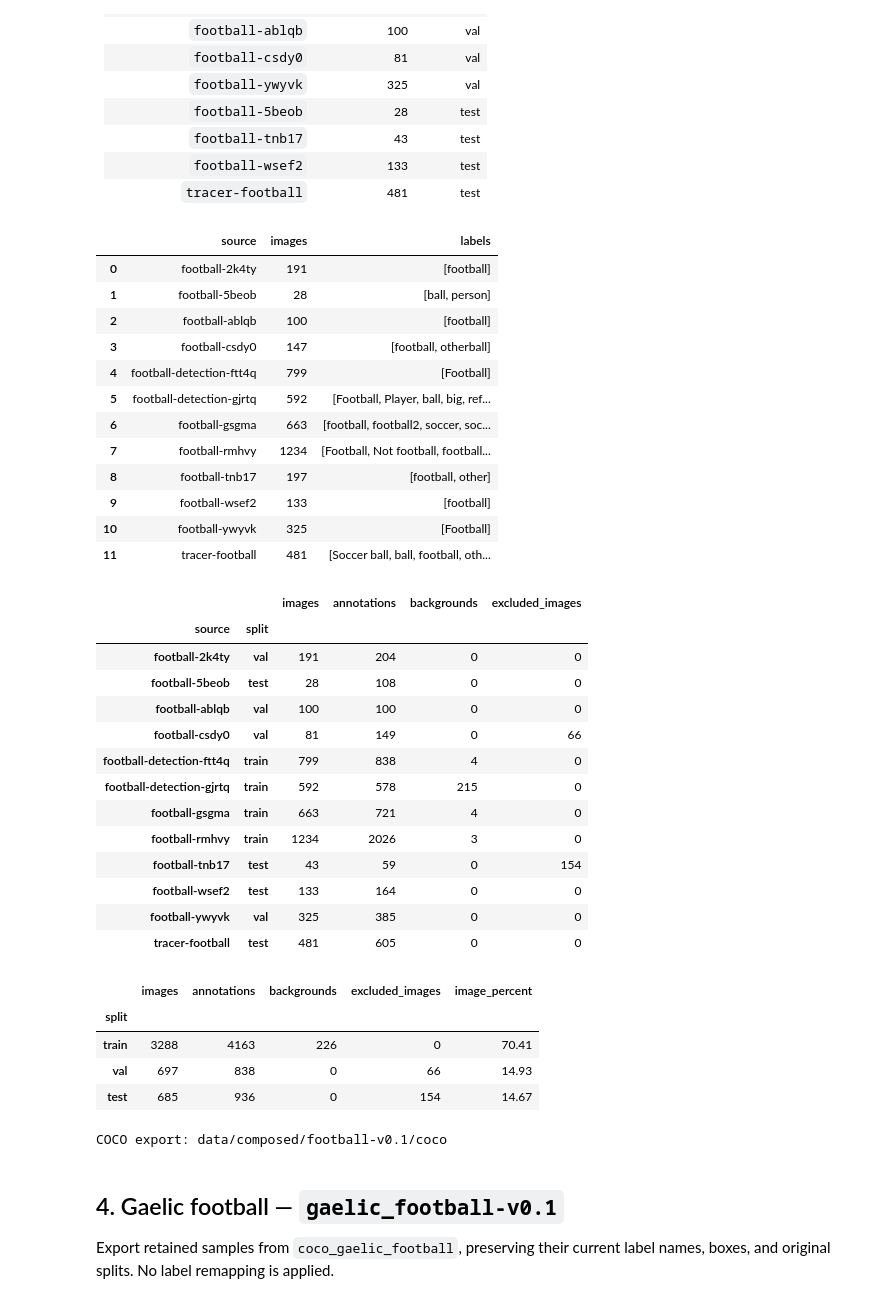
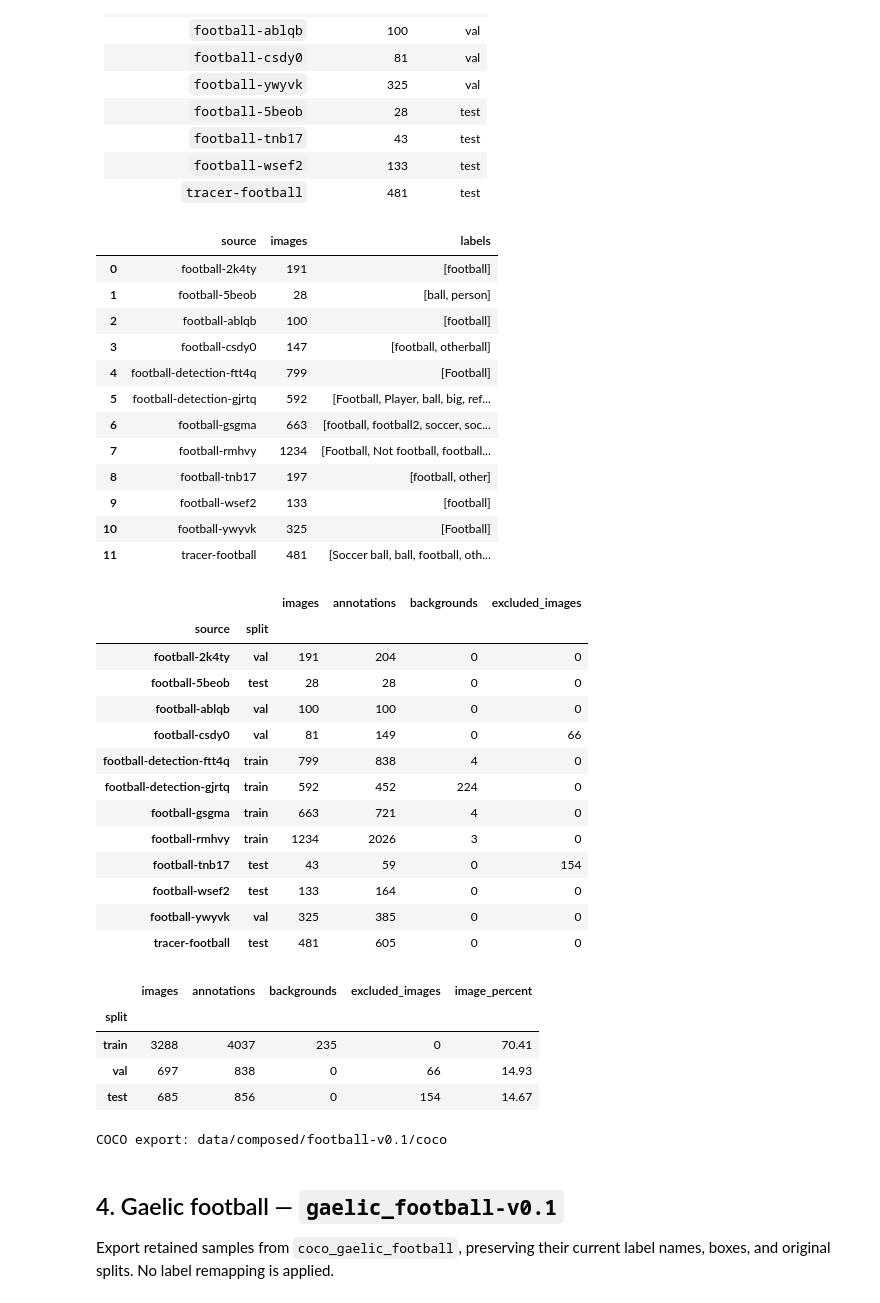
Before and after one commit to clymber/object_detection, a Jupyter notebook: dataset/notebooks/nb01.07-ball_detect_dataset/nb01.07.03-export_datasets.ipynb, the cells around one changed output. Cells and saved outputs as stored; diff of their text form; code cells hidden in the pictures.

```diff
--- a/dataset/notebooks/nb01.07-ball_detect_dataset/nb01.07.03-export_datasets.ipynb
+++ b/dataset/notebooks/nb01.07-ball_detect_dataset/nb01.07.03-export_datasets.ipynb
@@ -215,13 +217,13 @@ affect annotations only; keep the image even when it becomes background.
 # %%
 football_labels = {
     "football-2k4ty": {"football": "football"},
-    "football-5beob": {"ball": "football", "person": "person"},
+    "football-5beob": {"ball": "football", "person": None},
     "football-ablqb": {"football": "football"},
     "football-csdy0": {"football": "football"},
     "football-detection-ftt4q": {"Football": "football"},
     "football-detection-gjrtq": {
         "Football": "football", "ball": "football",
-        "Player": "person", "referee": "person", "big": None,
+        "Player": None, "referee": None, "big": None,
     },
     "football-gsgma": {
         "football": "football", "soccer": "football", "soccer ball": "football",
@@ -263,39 +265,39 @@ totals are 3,288 / 697 / 685 images, approximately 70.41:14.93:14.67.
 # %%
 football_splits = {
     "football-detection-ftt4q": "train", "football-detection-gjrtq": "train",
     "football-gsgma": "train", "football-rmhvy": "train",
     "football-2k4ty": "val", "football-ablqb": "val",
     "football-csdy0": "val", "football-ywyvk": "val",
     "football-5beob": "test", "football-tnb17": "test",
     "football-wsef2": "test", "tracer-football": "test",
 }
 football = export_dataset(
     retained_view, "football-v0.1", football_labels,
-    classes=["football", "person"], split_by_source=football_splits,
+    classes=["football"], split_by_source=football_splits,
     exclude_images={"football-csdy0": {"otherball"}, "football-tnb17": {"other"}},
 )
 # %% [output]
 |  | source | images | labels |
 | 0 | football-2k4ty | 191 | [football] |
 | 1 | football-5beob | 28 | [ball, person] |
 | 2 | football-ablqb | 100 | [football] |
 | 3 | football-csdy0 | 147 | [football, otherball] |
 | 4 | football-detection-ftt4q | 799 | [Football] |
 | 5 | football-detection-gjrtq | 592 | [Football, Player, ball, big, ref... |
 | 6 | football-gsgma | 663 | [football, football2, soccer, soc... |
 | 7 | football-rmhvy | 1234 | [Football, Not football, football... |
 | 8 | football-tnb17 | 197 | [football, other] |
 | 9 | football-wsef2 | 133 | [football] |
 | 10 | football-ywyvk | 325 | [Football] |
 | 11 | tracer-football | 481 | [Soccer ball, ball, football, oth... |
 |  |  | images | annotations | backgrounds | excluded_images |
 | source | split |  |  |  |  |
 | football-2k4ty | val | 191 | 204 | 0 | 0 |
-| football-5beob | test | 28 | 108 | 0 | 0 |
+| football-5beob | test | 28 | 28 | 0 | 0 |
 | football-ablqb | val | 100 | 100 | 0 | 0 |
 | football-csdy0 | val | 81 | 149 | 0 | 66 |
 | football-detection-ftt4q | train | 799 | 838 | 4 | 0 |
-| football-detection-gjrtq | train | 592 | 578 | 215 | 0 |
+| football-detection-gjrtq | train | 592 | 452 | 224 | 0 |
 | football-gsgma | train | 663 | 721 | 4 | 0 |
 | football-rmhvy | train | 1234 | 2026 | 3 | 0 |
 | football-tnb17 | test | 43 | 59 | 0 | 154 |
@@ -304,9 +306,9 @@ football = export_dataset(
 | tracer-football | test | 481 | 605 | 0 | 0 |
 |  | images | annotations | backgrounds | excluded_images | image_percent |
 | split |  |  |  |  |  |
-| train | 3288 | 4163 | 226 | 0 | 70.41 |
+| train | 3288 | 4037 | 235 | 0 | 70.41 |
 | val | 697 | 838 | 0 | 66 | 14.93 |
-| test | 685 | 936 | 0 | 154 | 14.67 |
+| test | 685 | 856 | 0 | 154 | 14.67 |
 COCO export: data/composed/football-v0.1/coco
 # %% [markdown]
 ## 4. Gaelic football — `gaelic_football-v0.1`
```
Also changed, not shown: parts of 4 cells of this notebook, 1 other file.
